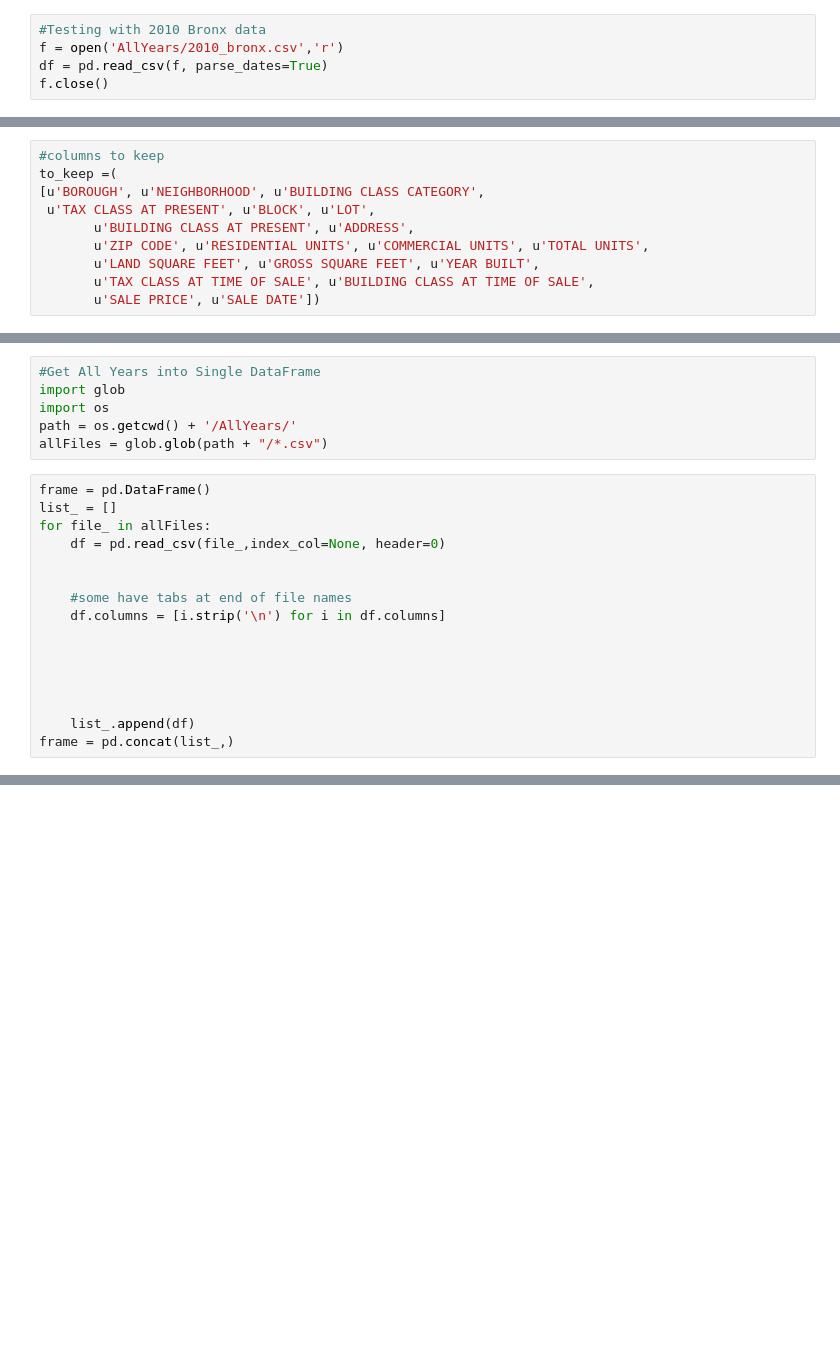
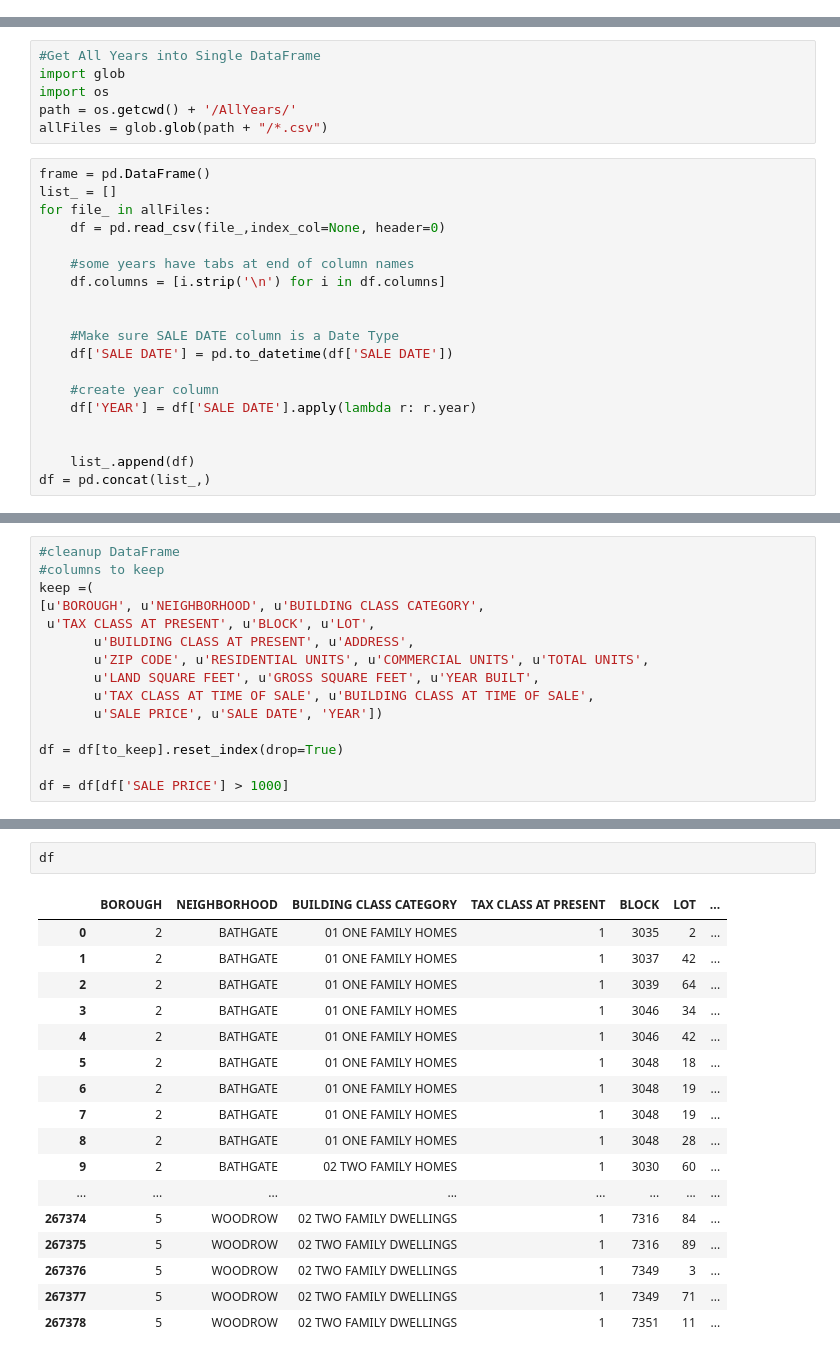
Before and after one commit to asaich/cs109final, a Jupyter notebook: Make_Features.ipynb, the cells around one changed output, grey strips where cells are left out. Saved outputs shown, nothing was run; the diff lists cells and outputs as text; blank space fills up the shorter version.

```diff
--- a/Make_Features.ipynb
+++ b/Make_Features.ipynb
@@ -12,8 +12,3 @@ pd.set_option('display.notebook_repr_html', True)
 import seaborn as sns
 sns.set_style("whitegrid")
 sns.set_context("poster")
-# %%
-#Testing with 2010 Bronx data
-f = open('AllYears/2010_bronx.csv','r')
-df = pd.read_csv(f, parse_dates=True)
-f.close()
@@ -25,10 +14,0 @@ df2 = df[df['SALE PRICE'] > 1000]
-# %%
-#columns to keep
-to_keep =(
-[u'BOROUGH', u'NEIGHBORHOOD', u'BUILDING CLASS CATEGORY',
- u'TAX CLASS AT PRESENT', u'BLOCK', u'LOT',
-       u'BUILDING CLASS AT PRESENT', u'ADDRESS',
-       u'ZIP CODE', u'RESIDENTIAL UNITS', u'COMMERCIAL UNITS', u'TOTAL UNITS',
-       u'LAND SQUARE FEET', u'GROSS SQUARE FEET', u'YEAR BUILT',
-       u'TAX CLASS AT TIME OF SALE', u'BUILDING CLASS AT TIME OF SALE',
-       u'SALE PRICE', u'SALE DATE'])
@@ -52,13 +24,16 @@ list_ = []
 for file_ in allFiles:
     df = pd.read_csv(file_,index_col=None, header=0)
 
-
-    #some have tabs at end of file names
+    #some years have tabs at end of column names
     df.columns = [i.strip('\n') for i in df.columns]
 
 
+    #Make sure SALE DATE column is a Date Type
+    df['SALE DATE'] = pd.to_datetime(df['SALE DATE'])
 
+    #create year column
+    df['YEAR'] = df['SALE DATE'].apply(lambda r: r.year)
 
 
     list_.append(df)
-frame = pd.concat(list_,)
+df = pd.concat(list_,)
@@ -84,0 +49,15 @@ dtype: int64
+# %%
+#cleanup DataFrame
+#columns to keep
+keep =(
+[u'BOROUGH', u'NEIGHBORHOOD', u'BUILDING CLASS CATEGORY',
+ u'TAX CLASS AT PRESENT', u'BLOCK', u'LOT',
+       u'BUILDING CLASS AT PRESENT', u'ADDRESS',
+       u'ZIP CODE', u'RESIDENTIAL UNITS', u'COMMERCIAL UNITS', u'TOTAL UNITS',
+       u'LAND SQUARE FEET', u'GROSS SQUARE FEET', u'YEAR BUILT',
+       u'TAX CLASS AT TIME OF SALE', u'BUILDING CLASS AT TIME OF SALE',
+       u'SALE PRICE', u'SALE DATE', 'YEAR'])
+
+df = df[to_keep].reset_index(drop=True)
+
+df = df[df['SALE PRICE'] > 1000]
@@ -84,0 +73,20 @@ dtype: int64
+# %%
+df
+# %% [output]
+|  | BOROUGH | NEIGHBORHOOD | BUILDING CLASS CATEGORY | TAX CLASS AT PRESENT | BLOCK | LOT | ... |
+| 0 | 2 | BATHGATE | 01 ONE FAMILY HOMES | 1 | 3035 | 2 | ... |
+| 1 | 2 | BATHGATE | 01 ONE FAMILY HOMES | 1 | 3037 | 42 | ... |
+| 2 | 2 | BATHGATE | 01 ONE FAMILY HOMES | 1 | 3039 | 64 | ... |
+| 3 | 2 | BATHGATE | 01 ONE FAMILY HOMES | 1 | 3046 | 34 | ... |
+| 4 | 2 | BATHGATE | 01 ONE FAMILY HOMES | 1 | 3046 | 42 | ... |
+| 5 | 2 | BATHGATE | 01 ONE FAMILY HOMES | 1 | 3048 | 18 | ... |
+| 6 | 2 | BATHGATE | 01 ONE FAMILY HOMES | 1 | 3048 | 19 | ... |
+| 7 | 2 | BATHGATE | 01 ONE FAMILY HOMES | 1 | 3048 | 19 | ... |
+| 8 | 2 | BATHGATE | 01 ONE FAMILY HOMES | 1 | 3048 | 28 | ... |
+| 9 | 2 | BATHGATE | 02 TWO FAMILY HOMES | 1 | 3030 | 60 | ... |
+| ... | ... | ... | ... | ... | ... | ... | ... |
+| 267374 | 5 | WOODROW | 02 TWO FAMILY DWELLINGS | 1 | 7316 | 84 | ... |
+| 267375 | 5 | WOODROW | 02 TWO FAMILY DWELLINGS | 1 | 7316 | 89 | ... |
+| 267376 | 5 | WOODROW | 02 TWO FAMILY DWELLINGS | 1 | 7349 | 3 | ... |
+| 267377 | 5 | WOODROW | 02 TWO FAMILY DWELLINGS | 1 | 7349 | 71 | ... |
+| 267378 | 5 | WOODROW | 02 TWO FAMILY DWELLINGS | 1 | 7351 | 11 | ... |
```
Also changed, not shown: parts of 8 cells of this notebook.
